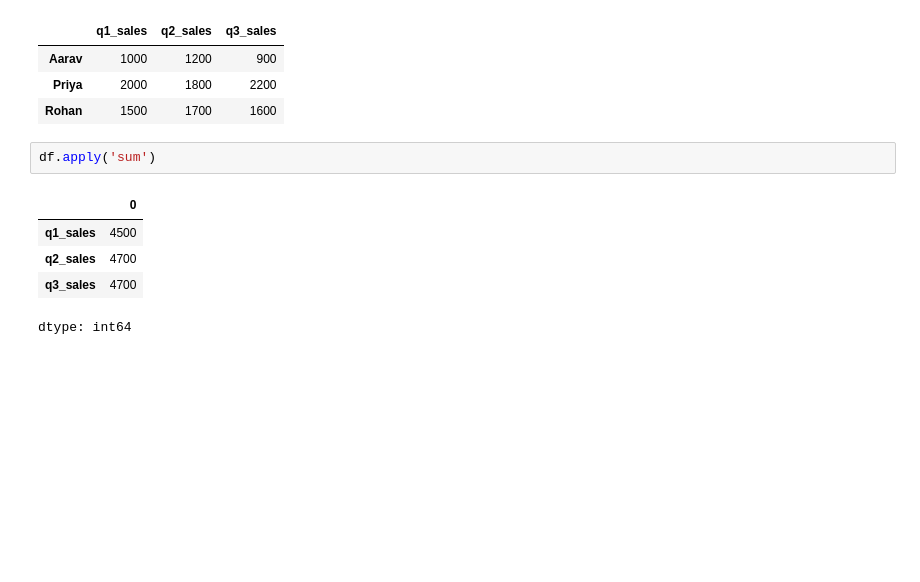
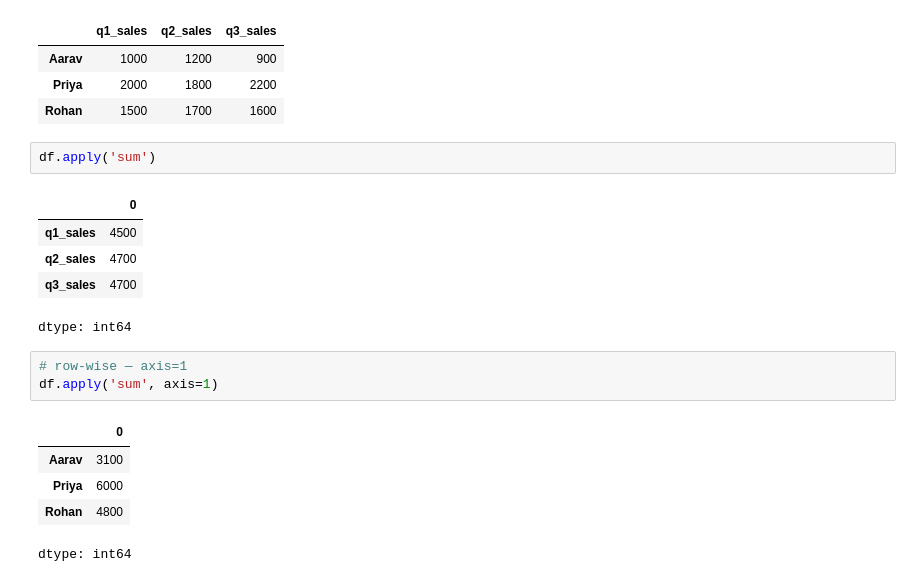
Before and after one commit to Bhakti77/pandas, a Jupyter notebook: pandas_advanced.ipynb, the cells around one changed output. Drawn from its saved outputs; the diff is of its cells as text; blank space fills up the shorter version.

```diff
--- a/pandas_advanced.ipynb
+++ b/pandas_advanced.ipynb
@@ -60,3 +60,12 @@ df.apply('sum')
 | q2_sales | 4700 |
 | q3_sales | 4700 |
 dtype: int64
+# %%
+# row-wise — axis=1
+df.apply('sum', axis=1)
+# %% [output]
+|  | 0 |
+| Aarav | 3100 |
+| Priya | 6000 |
+| Rohan | 4800 |
+dtype: int64
```
Also changed, not shown: parts of 6 cells of this notebook.
